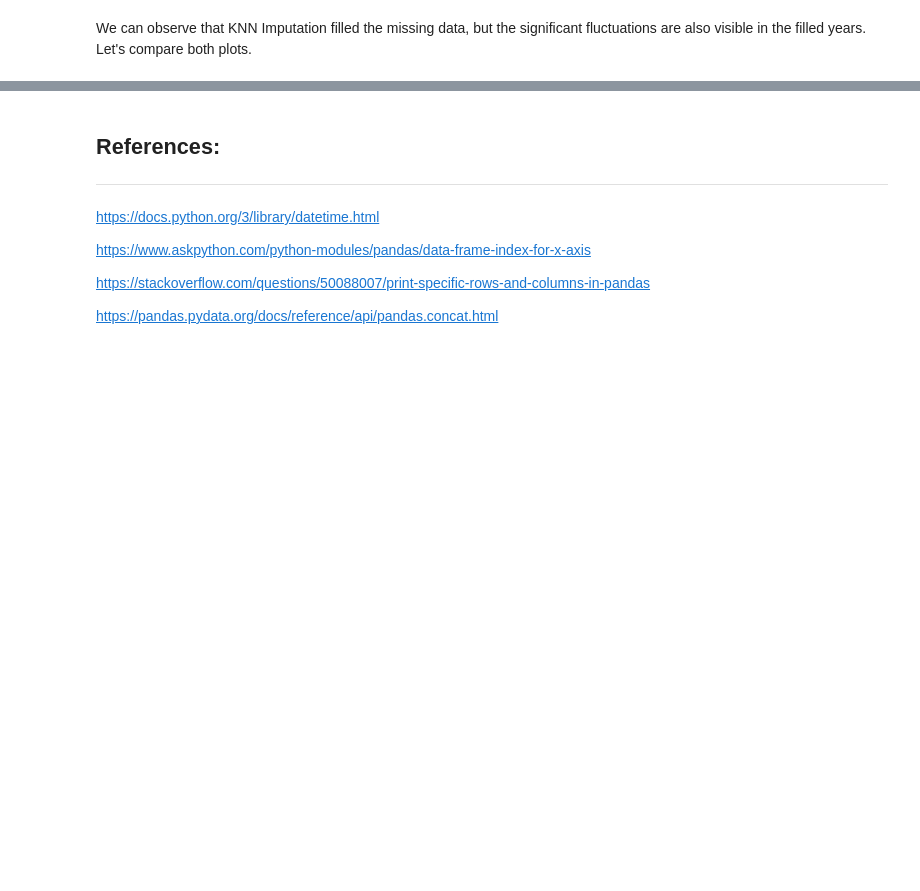
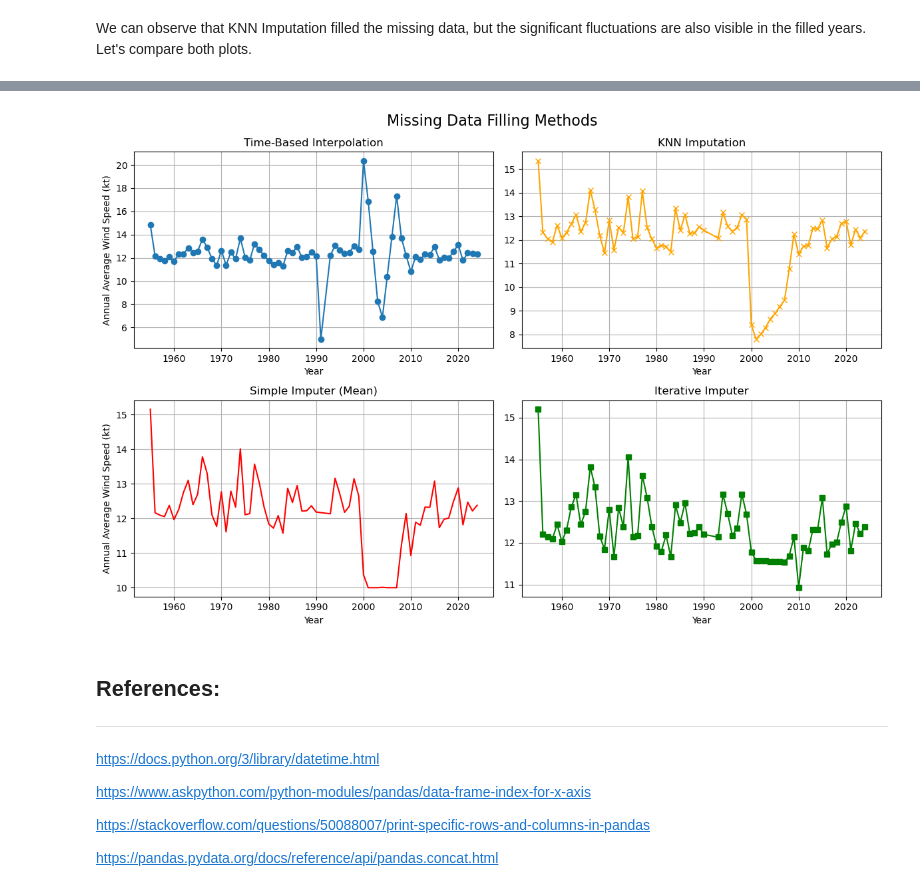
Before and after one commit to mondbr/PFDA_project, a Jupyter notebook: analysis.ipynb, the cells around one changed output, grey strips where cells are left out. Saved outputs shown, nothing was run; the diff lists cells and outputs as text; code cells hidden in the pictures; blank space fills up the shorter version.

```diff
--- a/analysis.ipynb
+++ b/analysis.ipynb
@@ -866,3 +869,44 @@ plt.grid(alpha=0.5)
+# %%
+
+import matplotlib.pyplot as plt
+
+# Set up a figure with multiple subplots (2x2 grid)
+fig, axs = plt.subplots(2, 2, figsize=(12, 8))
+
+# set up the title
+fig.suptitle('Missing Data Filling Methods', fontsize=16)
+
+
+# Plot each imputation method in a separate subplot
+axs[0, 0].plot(annual_avg.index, annual_avg.values, marker='o', label='Time-Based Interpolation')
+axs[0, 0].set_title('Time-Based Interpolation')
+axs[0, 0].set_xlabel('Year')
+axs[0, 0].set_ylabel('Annual Average Wind Speed (kt)')
+axs[0, 0].grid(True)
+
+axs[0, 1].plot(annual_avg_knn.index, annual_avg_knn.values, marker='x', label='KNN Imputation', color='orange')
+axs[0, 1].set_title('KNN Imputation')
+axs[0, 1].set_xlabel('Year')
+axs[0, 1].grid(True)
+
+axs[1, 0].plot(annual_avg_si.index, annual_avg_si.values, label='Simple Imputer (Mean)', color='red')
+axs[1, 0].set_title('Simple Imputer (Mean)')
+axs[1, 0].set_xlabel('Year')
+axs[1, 0].set_ylabel('Annual Average Wind Speed (kt)')
+axs[1, 0].grid(True)
+
+axs[1, 1].plot(annual_avg_ii.index, annual_avg_ii.values, marker='s', label='Iterative Imputer', color='green')
+axs[1, 1].set_title('Iterative Imputer')
+axs[1, 1].set_xlabel('Year')
+axs[1, 1].grid(True)
+
+
+
+# Adjust layout for better spacing
+plt.tight_layout()
+plt.show()
+# %% [output]
+[figure, added]
 # %% [markdown]
 ## References:
 ***
```
Also changed, not shown: parts of 4 cells of this notebook.
